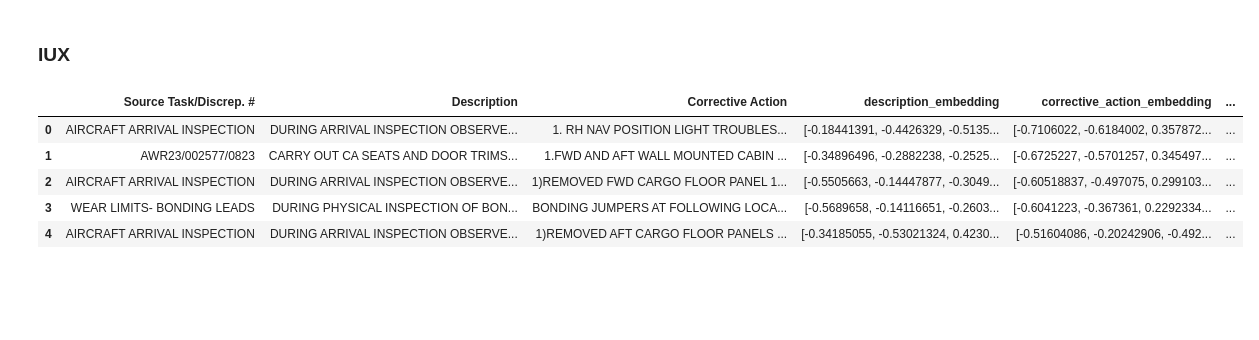
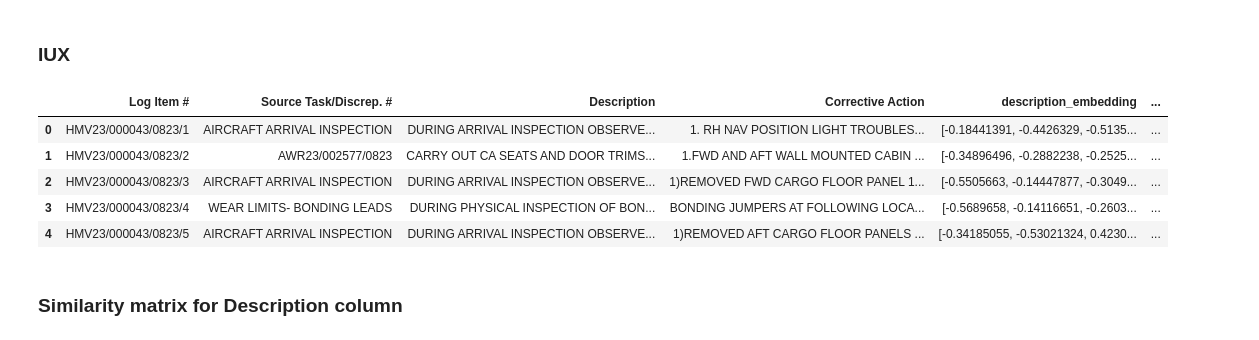
Before and after one commit to ranjithnrjk/gmr, a Jupyter notebook: flight_maintenance.ipynb, the cells around one changed output. Drawn from its saved outputs; the diff is of its cells as text; code cells hidden in the pictures; blank space fills up the shorter version.

```diff
--- a/flight_maintenance.ipynb
+++ b/flight_maintenance.ipynb
@@ -232,11 +239,13 @@ df_iux_irc['description_embedding'] = grouped_df_Description.explode().tolist()
 df_iux_irc['corrective_action_embedding'] = grouped_df_Corrective_Action.explode().tolist()
 df_iux_irc['description_correction_embedding'] = grouped_df_description_correction.explode().tolist()
 # %%
-df_iux_irc[['Source Task/Discrep. #', 'Description', 'Corrective Action', 'description_embedding', 'corrective_action_embedding', 'description_correction_embedding']].head()
+df_iux_irc[['Log Item #', 'Source Task/Discrep. #', 'Description', 'Corrective Action', 'description_embedding', 'corrective_action_embedding', 'description_correction_embedding']].head()
 # %% [output]
-|  | Source Task/Discrep. # | Description | Corrective Action | description_embedding | corrective_action_embedding | ... |
-| 0 | AIRCRAFT ARRIVAL INSPECTION | DURING ARRIVAL INSPECTION OBSERVE... | 1. RH NAV POSITION LIGHT TROUBLES... | [-0.18441391, -0.4426329, -0.5135... | [-0.7106022, -0.6184002, 0.357872... | ... |
-| 1 | AWR23/002577/0823 | CARRY OUT CA SEATS AND DOOR TRIMS... | 1.FWD AND AFT WALL MOUNTED CABIN ... | [-0.34896496, -0.2882238, -0.2525... | [-0.6725227, -0.5701257, 0.345497... | ... |
-| 2 | AIRCRAFT ARRIVAL INSPECTION | DURING ARRIVAL INSPECTION OBSERVE... | 1)REMOVED FWD CARGO FLOOR PANEL 1... | [-0.5505663, -0.14447877, -0.3049... | [-0.60518837, -0.497075, 0.299103... | ... |
-| 3 | WEAR LIMITS- BONDING LEADS | DURING PHYSICAL INSPECTION OF BON... | BONDING JUMPERS AT FOLLOWING LOCA... | [-0.5689658, -0.14116651, -0.2603... | [-0.6041223, -0.367361, 0.2292334... | ... |
-| 4 | AIRCRAFT ARRIVAL INSPECTION | DURING ARRIVAL INSPECTION OBSERVE... | 1)REMOVED AFT CARGO FLOOR PANELS ... | [-0.34185055, -0.53021324, 0.4230... | [-0.51604086, -0.20242906, -0.492... | ... |
+|  | Log Item # | Source Task/Discrep. # | Description | Corrective Action | description_embedding | ... |
+| 0 | HMV23/000043/0823/1 | AIRCRAFT ARRIVAL INSPECTION | DURING ARRIVAL INSPECTION OBSERVE... | 1. RH NAV POSITION LIGHT TROUBLES... | [-0.18441391, -0.4426329, -0.5135... | ... |
+| 1 | HMV23/000043/0823/2 | AWR23/002577/0823 | CARRY OUT CA SEATS AND DOOR TRIMS... | 1.FWD AND AFT WALL MOUNTED CABIN ... | [-0.34896496, -0.2882238, -0.2525... | ... |
+| 2 | HMV23/000043/0823/3 | AIRCRAFT ARRIVAL INSPECTION | DURING ARRIVAL INSPECTION OBSERVE... | 1)REMOVED FWD CARGO FLOOR PANEL 1... | [-0.5505663, -0.14447877, -0.3049... | ... |
+| 3 | HMV23/000043/0823/4 | WEAR LIMITS- BONDING LEADS | DURING PHYSICAL INSPECTION OF BON... | BONDING JUMPERS AT FOLLOWING LOCA... | [-0.5689658, -0.14116651, -0.2603... | ... |
+| 4 | HMV23/000043/0823/5 | AIRCRAFT ARRIVAL INSPECTION | DURING ARRIVAL INSPECTION OBSERVE... | 1)REMOVED AFT CARGO FLOOR PANELS ... | [-0.34185055, -0.53021324, 0.4230... | ... |
+# %% [markdown]
+### Similarity matrix for Description column
```
Also changed, not shown: parts of 22 cells of this notebook, 4 other files.
